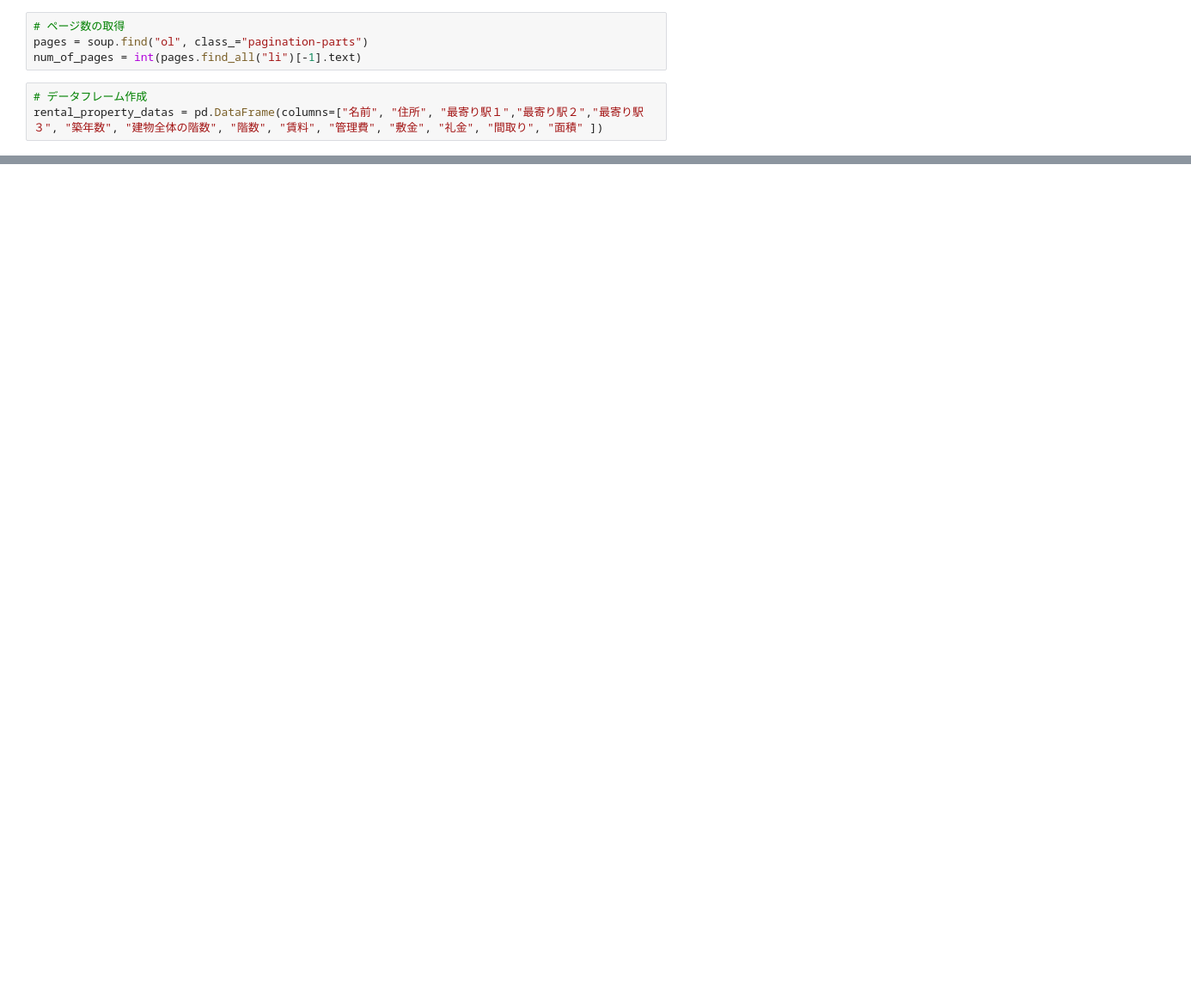
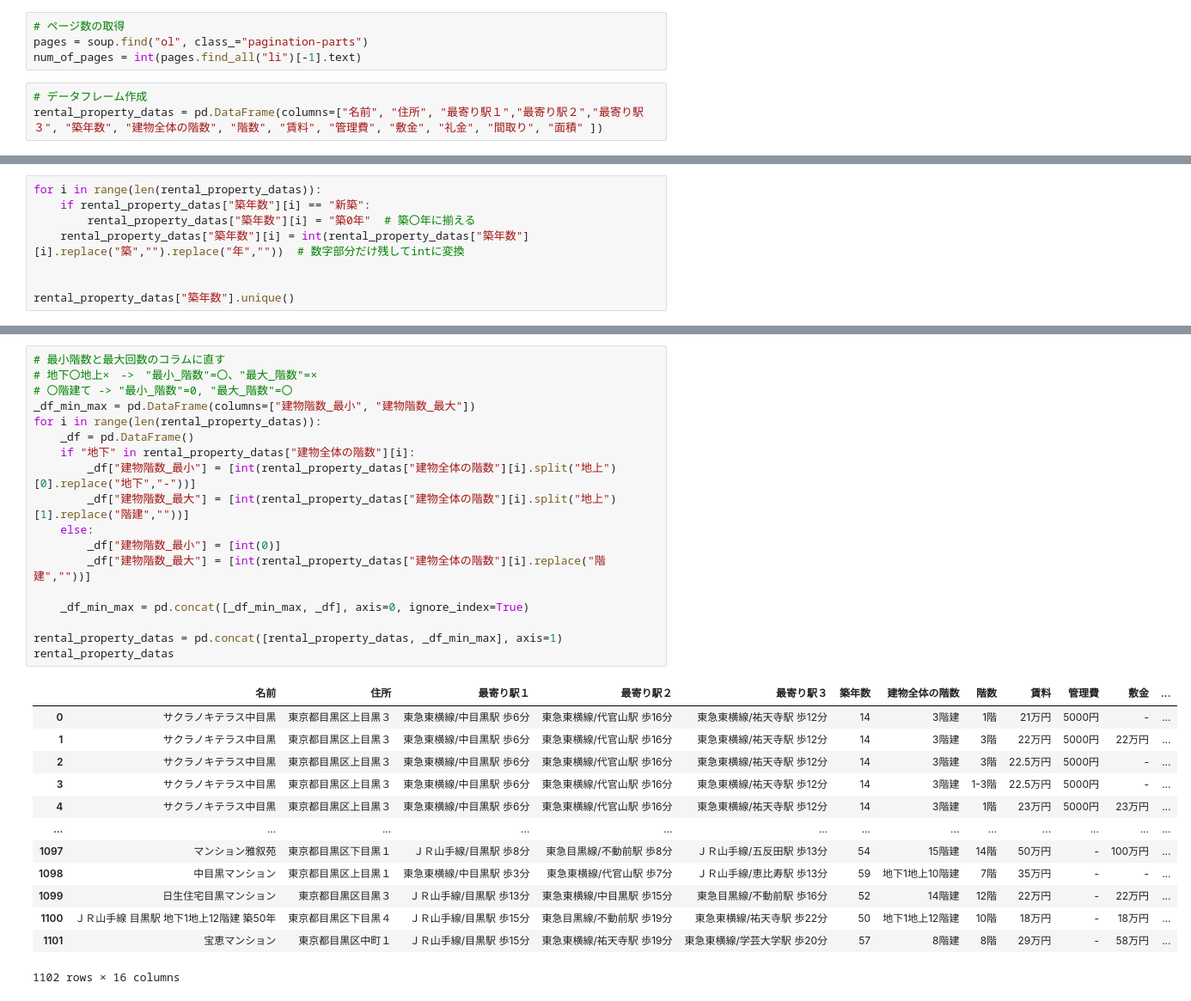
Before and after one commit to N-Hiro0123/tech0_step3-1, a Jupyter notebook: scraping_suumo.ipynb, the cells around one changed output, grey strips where cells are left out. Shown: that part at 86% size. Cells and saved outputs as stored; diff of their text form; blank space fills up the shorter version.

Commit message:
ペルソナを想定して情報収集の条件を変更（目黒区、2K, 2DK, 2LDK）＆　判定に使用したい、築年数、建物全体の階数、階数、賃料、管理費、敷金、礼金、面積をクレンジング　をそれぞれ実装

```diff
--- a/scraping_suumo.ipynb
+++ b/scraping_suumo.ipynb
@@ -90,0 +117,8 @@ rental_property_datas.head()
+# %%
+for i in range(len(rental_property_datas)):
+    if rental_property_datas["築年数"][i] == "新築":
+        rental_property_datas["築年数"][i] = "築0年"  # 築〇年に揃える
+    rental_property_datas["築年数"][i] = int(rental_property_datas["築年数"][i].replace("築","").replace("年",""))  # 数字部分だけ残してintに変換
+
+
+rental_property_datas["築年数"].unique()
@@ -90,0 +141,32 @@ rental_property_datas.head()
+# %%
+# 最小階数と最大回数のコラムに直す
+# 地下〇地上×　->　"最小_階数"=〇、"最大_階数"=×
+# 〇階建て -> "最小_階数"=0, "最大_階数"=〇
+_df_min_max = pd.DataFrame(columns=["建物階数_最小", "建物階数_最大"])
+for i in range(len(rental_property_datas)):
+    _df = pd.DataFrame()
+    if "地下" in rental_property_datas["建物全体の階数"][i]:
+        _df["建物階数_最小"] = [int(rental_property_datas["建物全体の階数"][i].split("地上")[0].replace("地下","-"))]
+        _df["建物階数_最大"] = [int(rental_property_datas["建物全体の階数"][i].split("地上")[1].replace("階建",""))]
+    else:
+        _df["建物階数_最小"] = [int(0)]
+        _df["建物階数_最大"] = [int(rental_property_datas["建物全体の階数"][i].replace("階建",""))]
+
+    _df_min_max = pd.concat([_df_min_max, _df], axis=0, ignore_index=True)
+
+rental_property_datas = pd.concat([rental_property_datas, _df_min_max], axis=1)
+rental_property_datas
+# %% [output]
+|  | 名前 | 住所 | 最寄り駅１ | 最寄り駅２ | 最寄り駅３ | 築年数 | 建物全体の階数 | 階数 | 賃料 | 管理費 | 敷金 | ... |
+| 0 | サクラノキテラス中目黒 | 東京都目黒区上目黒３ | 東急東横線/中目黒駅 歩6分 | 東急東横線/代官山駅 歩16分 | 東急東横線/祐天寺駅 歩12分 | 14 | 3階建 | 1階 | 21万円 | 5000円 | - | ... |
+| 1 | サクラノキテラス中目黒 | 東京都目黒区上目黒３ | 東急東横線/中目黒駅 歩6分 | 東急東横線/代官山駅 歩16分 | 東急東横線/祐天寺駅 歩12分 | 14 | 3階建 | 3階 | 22万円 | 5000円 | 22万円 | ... |
+| 2 | サクラノキテラス中目黒 | 東京都目黒区上目黒３ | 東急東横線/中目黒駅 歩6分 | 東急東横線/代官山駅 歩16分 | 東急東横線/祐天寺駅 歩12分 | 14 | 3階建 | 3階 | 22.5万円 | 5000円 | - | ... |
+| 3 | サクラノキテラス中目黒 | 東京都目黒区上目黒３ | 東急東横線/中目黒駅 歩6分 | 東急東横線/代官山駅 歩16分 | 東急東横線/祐天寺駅 歩12分 | 14 | 3階建 | 1-3階 | 22.5万円 | 5000円 | - | ... |
+| 4 | サクラノキテラス中目黒 | 東京都目黒区上目黒３ | 東急東横線/中目黒駅 歩6分 | 東急東横線/代官山駅 歩16分 | 東急東横線/祐天寺駅 歩12分 | 14 | 3階建 | 1階 | 23万円 | 5000円 | 23万円 | ... |
+| ... | ... | ... | ... | ... | ... | ... | ... | ... | ... | ... | ... | ... |
+| 1097 | マンション雅叙苑 | 東京都目黒区下目黒１ | ＪＲ山手線/目黒駅 歩8分 | 東急目黒線/不動前駅 歩8分 | ＪＲ山手線/五反田駅 歩13分 | 54 | 15階建 | 14階 | 50万円 | - | 100万円 | ... |
+| 1098 | 中目黒マンション | 東京都目黒区上目黒１ | 東急東横線/中目黒駅 歩3分 | 東急東横線/代官山駅 歩7分 | ＪＲ山手線/恵比寿駅 歩13分 | 59 | 地下1地上10階建 | 7階 | 35万円 | - | - | ... |
+| 1099 | 日生住宅目黒マンション | 東京都目黒区目黒３ | ＪＲ山手線/目黒駅 歩13分 | 東急東横線/中目黒駅 歩15分 | 東急目黒線/不動前駅 歩16分 | 52 | 14階建 | 12階 | 22万円 | - | 22万円 | ... |
+| 1100 | ＪＲ山手線 目黒駅 地下1地上12階建 築50年 | 東京都目黒区下目黒４ | ＪＲ山手線/目黒駅 歩15分 | 東急目黒線/不動前駅 歩19分 | 東急東横線/祐天寺駅 歩22分 | 50 | 地下1地上12階建 | 10階 | 18万円 | - | 18万円 | ... |
+| 1101 | 宝恵マンション | 東京都目黒区中町１ | ＪＲ山手線/目黒駅 歩15分 | 東急東横線/祐天寺駅 歩19分 | 東急東横線/学芸大学駅 歩20分 | 57 | 8階建 | 8階 | 29万円 | - | 58万円 | ... |
+1102 rows × 16 columns
```
Also changed, not shown: parts of 27 cells of this notebook.
